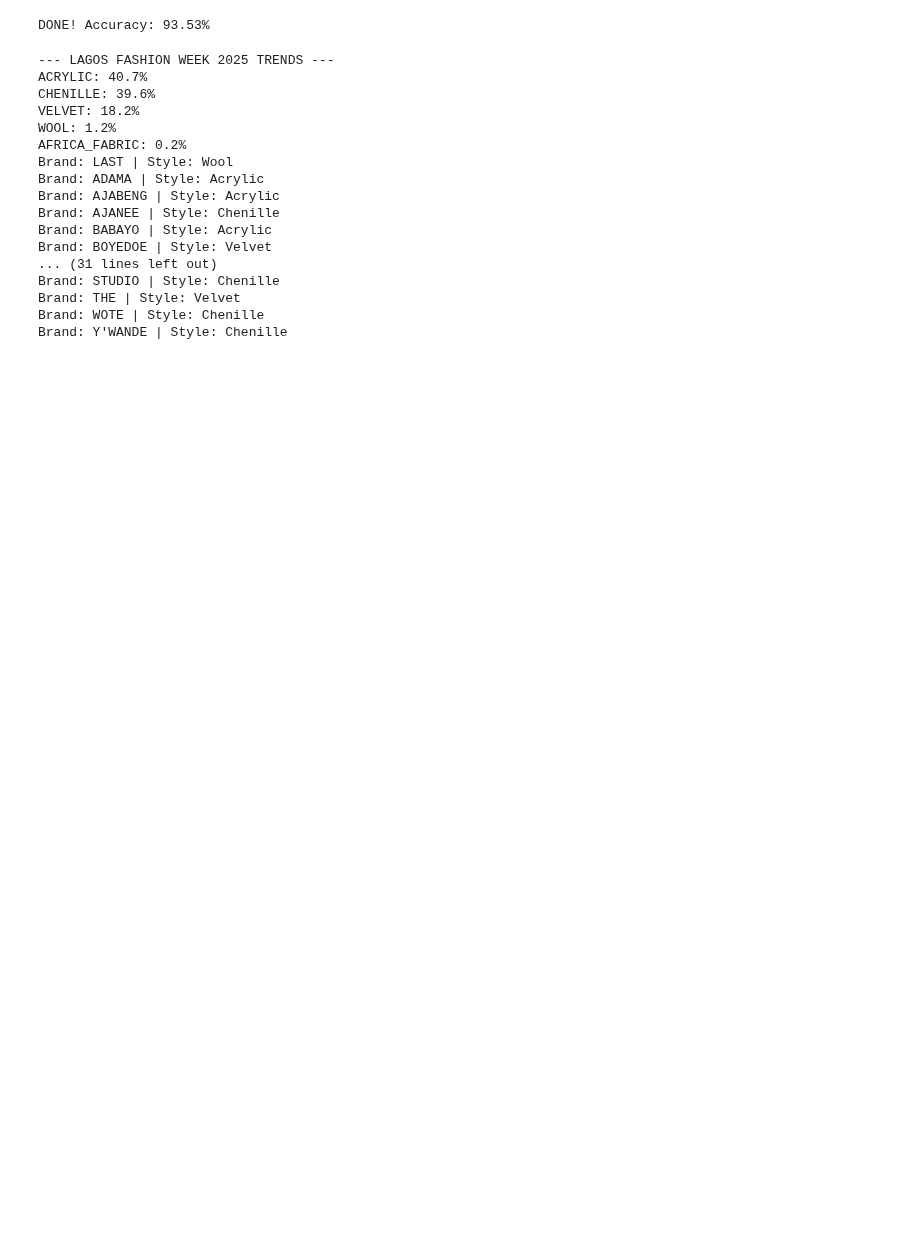
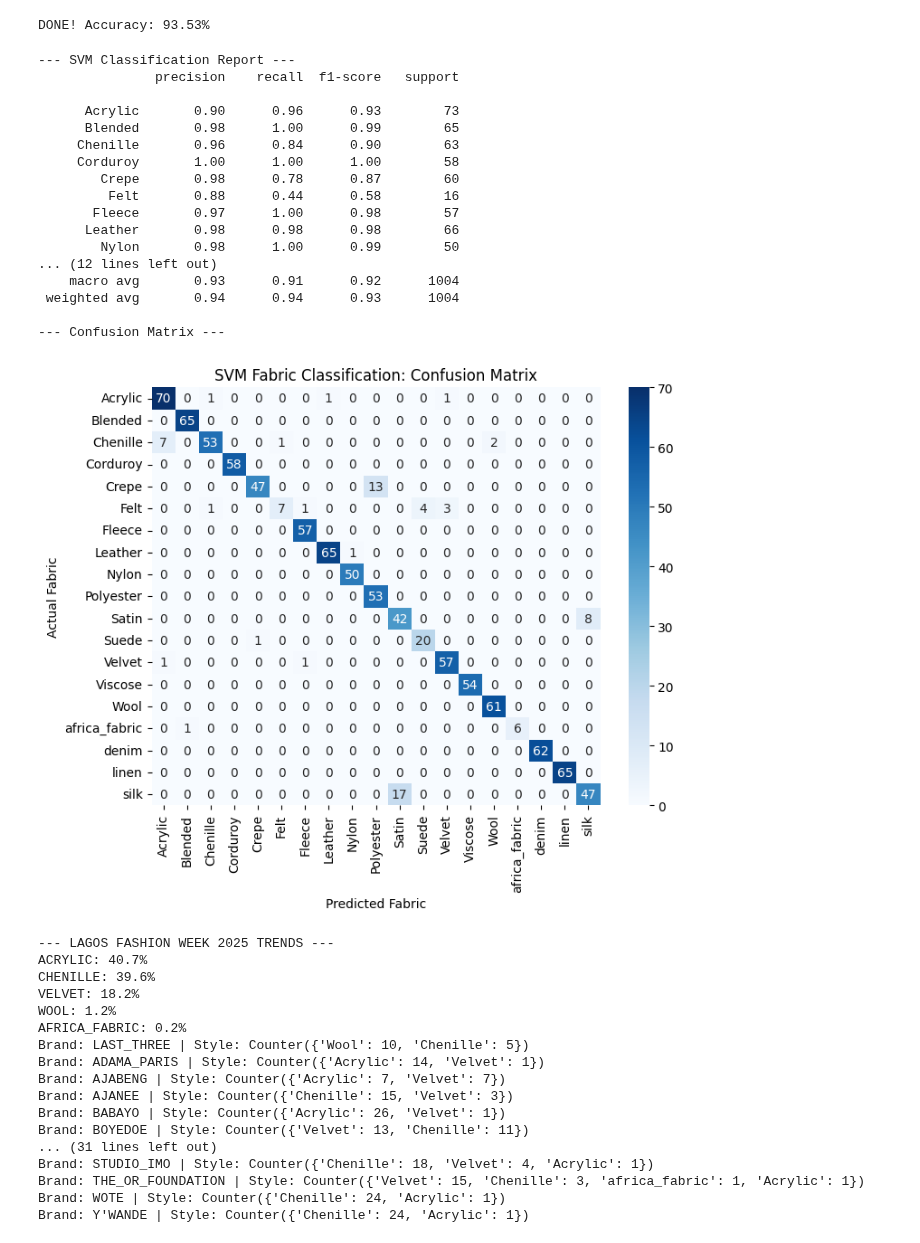
Before and after one commit to dijalaanita/Lagos-FW-2025-Analysis, a Jupyter notebook: scripts/train_svm.ipynb, the cells around one changed output. Cells and saved outputs as stored; diff of their text form; code cells hidden in the pictures; blank space fills up the shorter version.

```diff
--- a/scripts/train_svm.ipynb
+++ b/scripts/train_svm.ipynb
@@ -118,6 +118,46 @@ joblib.dump(scaler, 'fabric_scaler.pkl')
 print(f"DONE! Accuracy: {clf.score(X_test_scaled, y_test)*100:.2f}%")
 # %% [output]
 DONE! Accuracy: 93.53%
+# %%
+from sklearn.metrics import classification_report, confusion_matrix
+import seaborn as sns
+import matplotlib.pyplot as plt
+y_pred = clf.predict(X_test_scaled)
+# 1. Print the Classification Report (Accuracy, Precision, Recall, F1-Score)
+print("--- SVM Classification Report ---")
+report = classification_report(y_test, y_pred)
+print(report)
+
+# 2. Generate a Visual Confusion Matrix
+print("--- Confusion Matrix ---")
+cm = confusion_matrix(y_test, y_pred)
+
+plt.figure(figsize=(8, 6))
+# Replace 'clf.classes_' with your actual fabric class names if needed
+sns.heatmap(cm, annot=True, fmt='d', cmap='Blues', xticklabels=clf.classes_, yticklabels=clf.classes_)
+plt.title('SVM Fabric Classification: Confusion Matrix')
+plt.ylabel('Actual Fabric')
+plt.xlabel('Predicted Fabric')
+plt.show()
+# %% [output]
+--- SVM Classification Report ---
+               precision    recall  f1-score   support
+
+      Acrylic       0.90      0.96      0.93        73
+      Blended       0.98      1.00      0.99        65
+     Chenille       0.96      0.84      0.90        63
+     Corduroy       1.00      1.00      1.00        58
+        Crepe       0.98      0.78      0.87        60
+         Felt       0.88      0.44      0.58        16
+       Fleece       0.97      1.00      0.98        57
+      Leather       0.98      0.98      0.98        66
+        Nylon       0.98      1.00      0.99        50
+... (12 lines left out)
+    macro avg       0.93      0.91      0.92      1004
+ weighted avg       0.94      0.94      0.93      1004
+
+--- Confusion Matrix ---
+[figure, added]
 # %%
 df1 = load_and_fuse_data(brand_glcm, brand_lbp)
 # %%
@@ -151,10 +191,10 @@ for fabric, count in all_counts.most_common():
 
 # 5. Get Brand-Specific Breakdown
 brand_results = {}
-for brand in df1['filename'].apply(lambda x: x.split('_')[0].upper()).unique():
-    brand_data = df1[df1['filename'].str.startswith(brand.lower())]
+for brand in df1['filename'].apply(lambda x: x.rsplit('_', 1)[0].upper()).unique():
+    brand_data = df1[df1['filename'].apply(lambda x: x.rsplit('_', 1)[0].upper()) == brand]
     if not brand_data.empty:
-        top_fabric = Counter(brand_data['predicted_fabric']).most_common(1)[0][0]
+        top_fabric = Counter(brand_data['predicted_fabric'])
         brand_results[brand] = top_fabric
         print(f"Brand: {brand} | Style: {top_fabric}")
 # %% [output]
@@ -164,14 +204,14 @@ CHENILLE: 39.6%
 VELVET: 18.2%
 WOOL: 1.2%
 AFRICA_FABRIC: 0.2%
-Brand: LAST | Style: Wool
-Brand: ADAMA | Style: Acrylic
-Brand: AJABENG | Style: Acrylic
-Brand: AJANEE | Style: Chenille
-Brand: BABAYO | Style: Acrylic
-Brand: BOYEDOE | Style: Velvet
+Brand: LAST_THREE | Style: Counter({'Wool': 10, 'Chenille': 5})
+Brand: ADAMA_PARIS | Style: Counter({'Acrylic': 14, 'Velvet': 1})
+Brand: AJABENG | Style: Counter({'Acrylic': 7, 'Velvet': 7})
+Brand: AJANEE | Style: Counter({'Chenille': 15, 'Velvet': 3})
+Brand: BABAYO | Style: Counter({'Acrylic': 26, 'Velvet': 1})
+Brand: BOYEDOE | Style: Counter({'Velvet': 13, 'Chenille': 11})
 ... (31 lines left out)
-Brand: STUDIO | Style: Chenille
-Brand: THE | Style: Velvet
-Brand: WOTE | Style: Chenille
-Brand: Y'WANDE | Style: Chenille
+Brand: STUDIO_IMO | Style: Counter({'Chenille': 18, 'Velvet': 4, 'Acrylic': 1})
+Brand: THE_OR_FOUNDATION | Style: Counter({'Velvet': 15, 'Chenille': 3, 'africa_fabric': 1, 'Acrylic': 1})
+Brand: WOTE | Style: Counter({'Chenille': 24, 'Acrylic': 1})
+Brand: Y'WANDE | Style: Counter({'Chenille': 24, 'Acrylic': 1})
```
Also changed, not shown: parts of 3 cells of this notebook, 8 other files.
